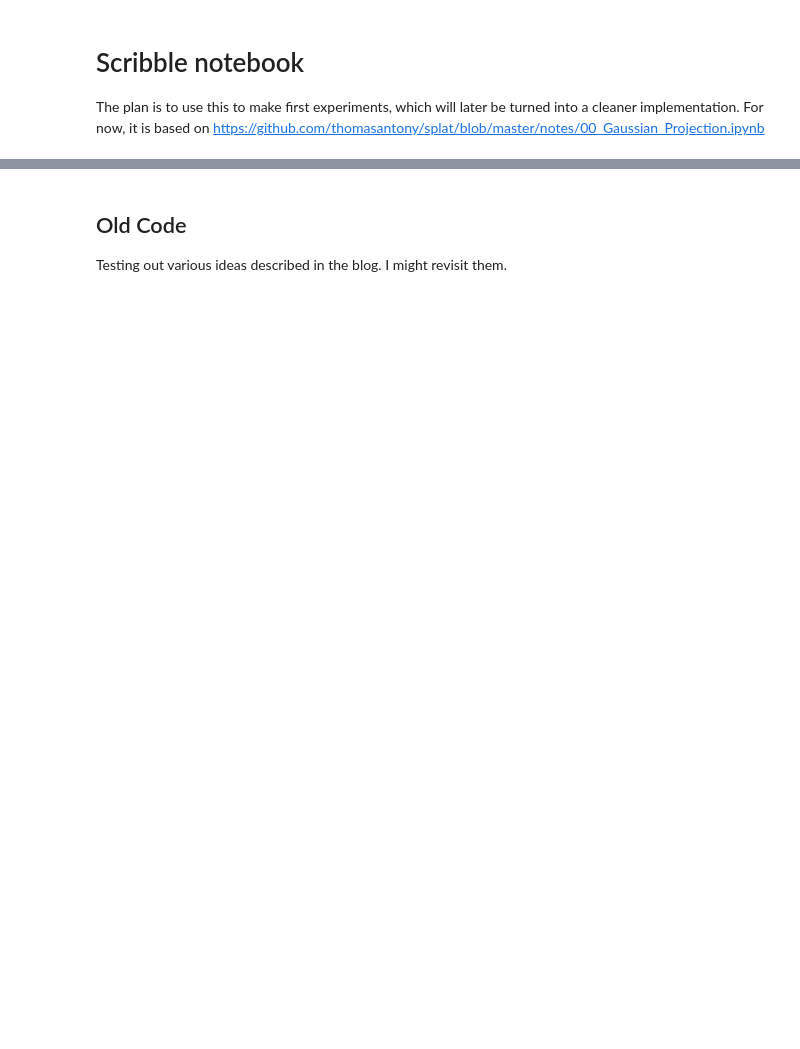
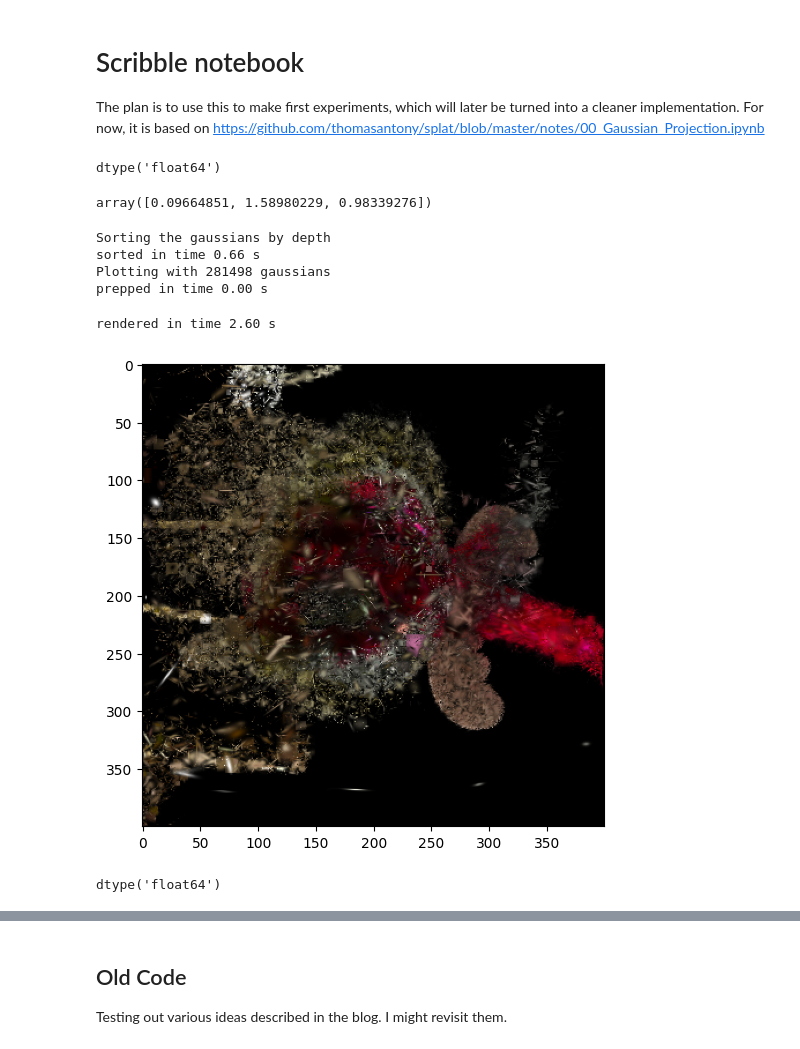
Before and after one commit to fnestaas/learning_3d_vision, a Jupyter notebook: scribbles.ipynb, the cells around one changed output, grey strips where cells are left out. Saved outputs shown, nothing was run; the diff lists cells and outputs as text; code cells hidden in the pictures; blank space fills up the shorter version.

Commit message:
fixed requirements, implemented initial visualizer, initial depth map

```diff
--- a/scribbles.ipynb
+++ b/scribbles.ipynb
@@ -33,5 +44,52 @@ from utils.ImageSegmenter import (
     cut_image
 )
 # %%
-gaussian_objects = load_ply(str(Path(config('MODEL_PATH'))/'debug/point_cloud/iteration_30000/point_cloud.ply'))
+gaussian_objects0 = load_ply(str(Path(config('MODEL_PATH'))/'debug/point_cloud/iteration_30000/point_cloud.ply'), dtype=np.float64)
+# %%
+gaussian_objects0.pos.dtype
+# %% [output]
+dtype('float64')
+# %%
+n_rnd = len(gaussian_objects0) // 2
+n_render = n_rnd // 3
+
+rnd_ids = np.array(random.sample(range(len(gaussian_objects0)), n_rnd), dtype=int)
+rnd_obj = MultiGaussian(parent=gaussian_objects0, ids=rnd_ids)
+thresh = np.quantile(rnd_obj.min_scale, 1-n_render / len(rnd_obj))
+opacity_thresh = np.quantile(rnd_obj.opacity.reshape(-1), 1-n_render / len(rnd_obj))
+rnd_obj = rnd_obj.filter(lambda g: np.logical_and(g.min_scale > thresh, g.opacity.reshape(-1) > opacity_thresh))
+gaussian_objects = gaussian_objects0
+gaussian_objects.pos.mean(axis=0)
+# %% [output]
+array([0.09664851, 1.58980229, 0.98339276])
+# %%
+from utils.rendering import ParRenderer
+
+(w, h) = (400, 400)
+
+renderer = ParRenderer(gaussian_objects)
+
+camera = Camera(h, w, position=(-.2, 2., 1.4), target=(-.15, 1.5, .7))# target is pos for one of the gaussians
+bitmap_parts = list(tqdm(renderer.plot_model_par_multiprimitives(camera, n_threads=20, skip=7000, K=None)))
+# bitmap_parts = list(tqdm(gaussian_objects.get_bm_parts(camera, n_threads=20)))
+
+
+# do alpha blending post-hoc
+bitmap = np.zeros(bitmap_parts[0][0].shape)
+alpha = np.zeros(bitmap_parts[0][1].shape)
+for bm, al in bitmap_parts:
+    tmp = (1-alpha)*al
+    bitmap = bitmap + tmp[..., np.newaxis]*bm
+    alpha = alpha + tmp
+
+plt.figure(figsize=(6, 6))
+plt.imshow(bitmap, vmin=0, vmax=1.0)
+plt.show()
+# %% [output]
+Sorting the gaussians by depth
+sorted in time 0.66 s
+Plotting with 281498 gaussians
+prepped in time 0.00 s
+rendered in time 2.60 s
+[figure, added]
 # %%
@@ -108,0 +184,4 @@ plt.show()
+# %%
+bitmap.dtype
+# %% [output]
+dtype('float64')
```
Also changed, not shown: parts of 6 cells of this notebook, 7 other files.
